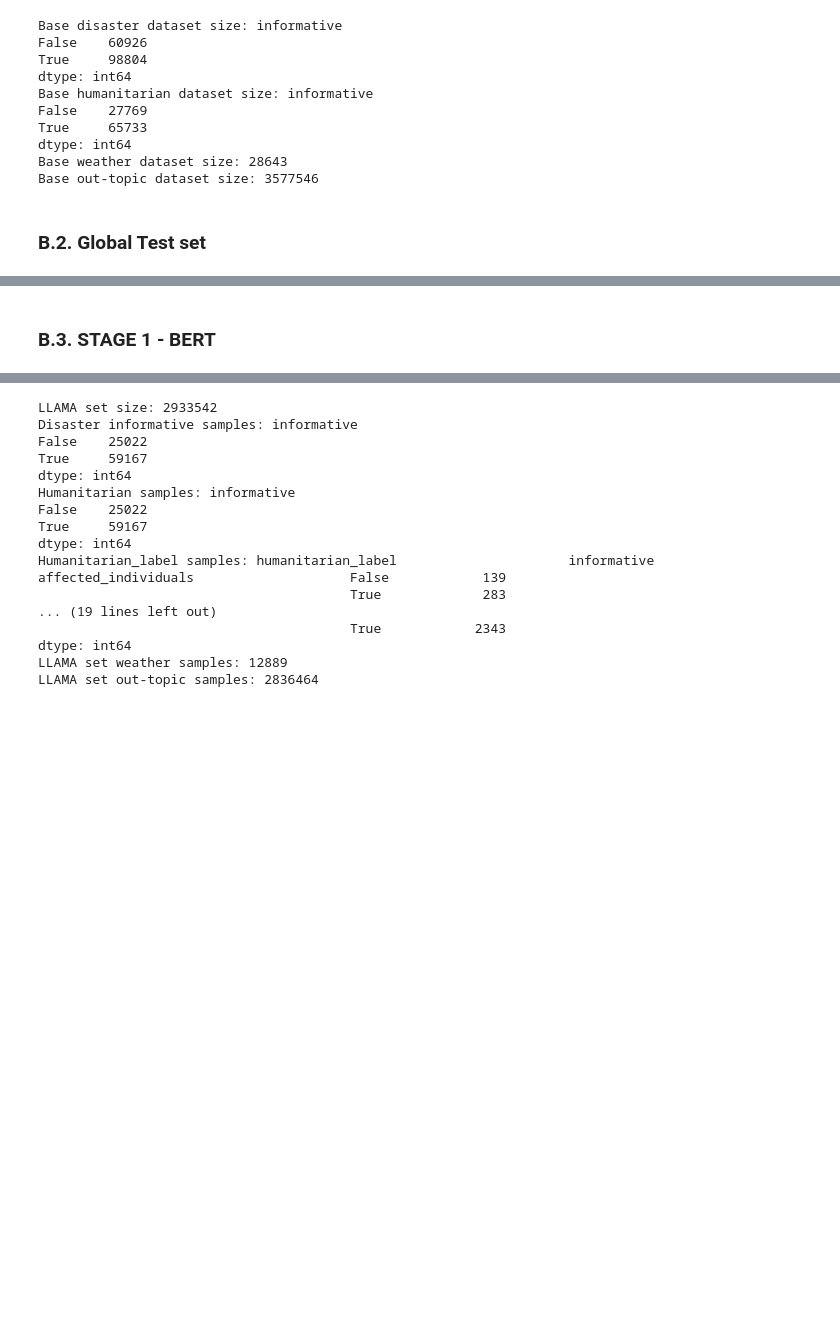
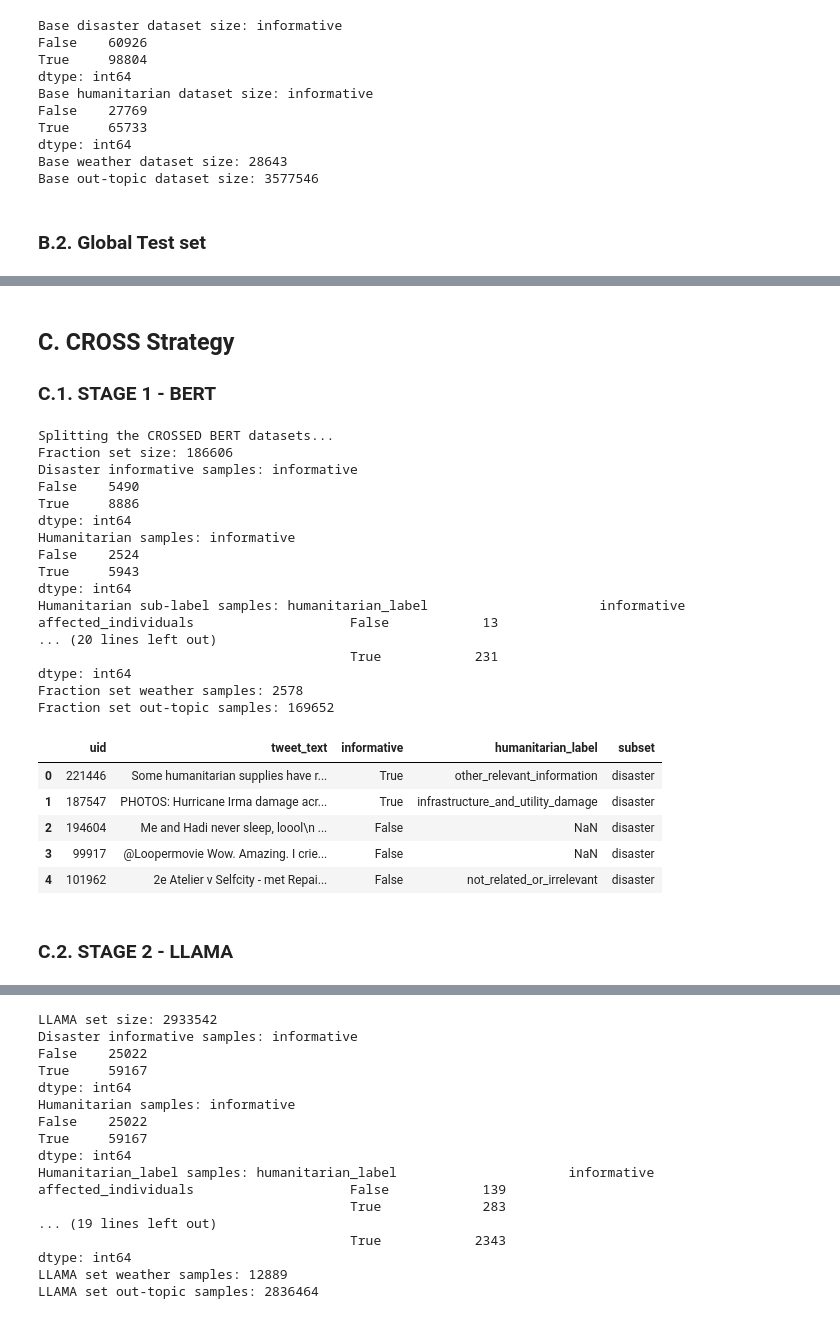
Before and after one commit to dhnhut/disaster-tweets, a Jupyter notebook: notebooks/1_2_2_split_stages_datasets.ipynb, the cells around one changed output, grey strips where cells are left out. Cells and saved outputs as stored; diff of their text form; code cells hidden in the pictures; blank space fills up the shorter version.

```diff
--- a/notebooks/1_2_2_split_stages_datasets.ipynb
+++ b/notebooks/1_2_2_split_stages_datasets.ipynb
@@ -174,0 +187,14 @@ Global TEST set out-topic samples: 187866
+# %%
+test_frac = 0.1
+test_path = splitted_filepath / "global_test_sets.csv"
+print("Splitting the Global TEST datasets...")
+
+df_test, df_disaster, df_weather, df_out_topic = split_fraction(
+    df_disaster_original=df_disaster_original,
+    df_weather_original=df_weather_original,
+    df_out_topic_original=df_out_topic_original,
+    fraction=test_frac,
+    out_topic_times=out_topic_times,
+    random_state=setup.RANDOM_SEED,
+    file_path=test_path,
+)
@@ -175,2 +225,48 @@ Global TEST set out-topic samples: 187866
 # %% [markdown]
-### B.3. STAGE 1 - BERT
+## C. CROSS Strategy
+### C.1. STAGE 1 - BERT
+# %%
+bert_frac = 0.1
+bert_path = splitted_filepath / "stage_1" / "crossed" / "bert_sets.csv"
+print("Splitting the CROSSED BERT datasets...")
+
+(
+    df_crossed_bert,
+    df_crossed_disaster_llama,
+    df_crossed_weather_llama,
+    df_crossed_out_topic_llama,
+) = split_fraction(
+    df_disaster_original=df_disaster,
+    df_weather_original=df_weather,
+    df_out_topic_original=df_out_topic,
+    fraction=bert_frac,
+    out_topic_times=out_topic_times,
+    random_state=setup.RANDOM_SEED,
+    file_path=bert_path,
+)
+# %% [output]
+Splitting the CROSSED BERT datasets...
+Fraction set size: 186606
+Disaster informative samples: informative
+False    5490
+True     8886
+dtype: int64
+Humanitarian samples: informative
+False    2524
+True     5943
+dtype: int64
+Humanitarian sub-label samples: humanitarian_label                      informative
+affected_individuals                    False            13
+... (20 lines left out)
+                                        True            231
+dtype: int64
+Fraction set weather samples: 2578
+Fraction set out-topic samples: 169652
+|  | uid | tweet_text | informative | humanitarian_label | subset |
+| 0 | 221446 | Some humanitarian supplies have r... | True | other_relevant_information | disaster |
+| 1 | 187547 | PHOTOS: Hurricane Irma damage acr... | True | infrastructure_and_utility_damage | disaster |
+| 2 | 194604 | Me and Hadi never sleep, loool\n ... | False | NaN | disaster |
+| 3 | 99917 | @Loopermovie Wow. Amazing. I crie... | False | NaN | disaster |
+| 4 | 101962 | 2e Atelier v Selfcity - met Repai... | False | not_related_or_irrelevant | disaster |
+# %% [markdown]
+### C.2. STAGE 2 - LLAMA
```
Also changed, not shown: parts of 14 cells of this notebook, 3 other files.
